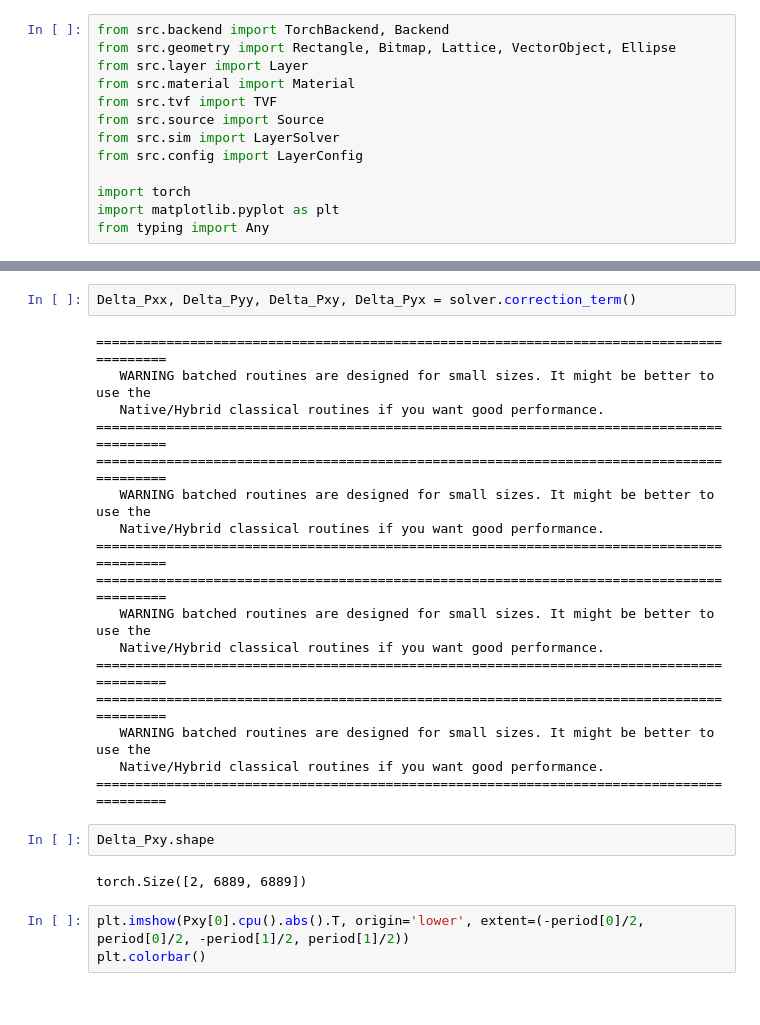
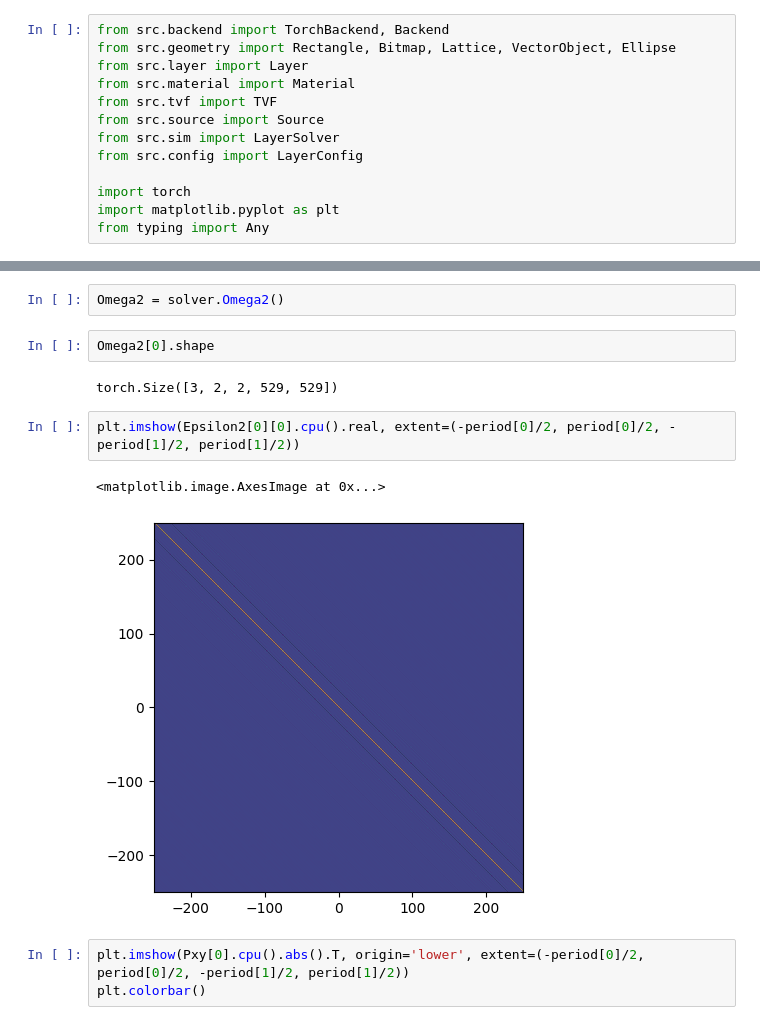
Before and after one commit to RodionovSA/metarcwa, a Jupyter notebook: eigensolver_test.ipynb, the cells around one changed output, grey strips where cells are left out. Cells and saved outputs as stored; diff of their text form.

Commit message:
Fixed former issues. Pmatrix, Qmatrix, and Omega2 are computed.

```diff
--- a/eigensolver_test.ipynb
+++ b/eigensolver_test.ipynb
@@ -52,28 +56,16 @@ plt.grid()
 # %% [output]
 [figure]
 # %%
-Delta_Pxx, Delta_Pyy, Delta_Pxy, Delta_Pyx = solver.correction_term()
+Omega2 = solver.Omega2()
-# %% [output]
-=========================================================================================
-   WARNING batched routines are designed for small sizes. It might be better to use the
-   Native/Hybrid classical routines if you want good performance.
-=========================================================================================
-=========================================================================================
-   WARNING batched routines are designed for small sizes. It might be better to use the
-   Native/Hybrid classical routines if you want good performance.
-=========================================================================================
-=========================================================================================
-   WARNING batched routines are designed for small sizes. It might be better to use the
-   Native/Hybrid classical routines if you want good performance.
-=========================================================================================
-=========================================================================================
-   WARNING batched routines are designed for small sizes. It might be better to use the
-   Native/Hybrid classical routines if you want good performance.
-=========================================================================================
+# %%
+Omega2[0].shape
+# %% [output]
+torch.Size([3, 2, 2, 529, 529])
 # %%
-Delta_Pxy.shape
+plt.imshow(Epsilon2[0][0].cpu().real, extent=(-period[0]/2, period[0]/2, -period[1]/2, period[1]/2))
 # %% [output]
-torch.Size([2, 6889, 6889])
+<matplotlib.image.AxesImage at 0x...>
+[figure, added]
 # %%
 plt.imshow(Pxy[0].cpu().abs().T, origin='lower', extent=(-period[0]/2, period[0]/2, -period[1]/2, period[1]/2))
 plt.colorbar()
```
Also changed, not shown: parts of 1 cell of this notebook, 2 other files.
